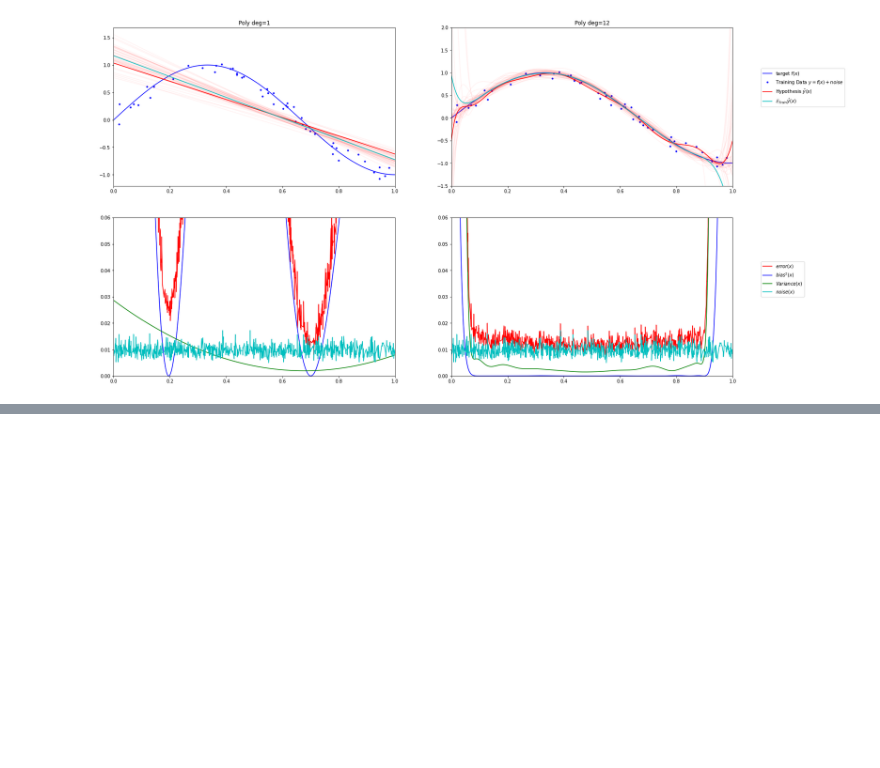
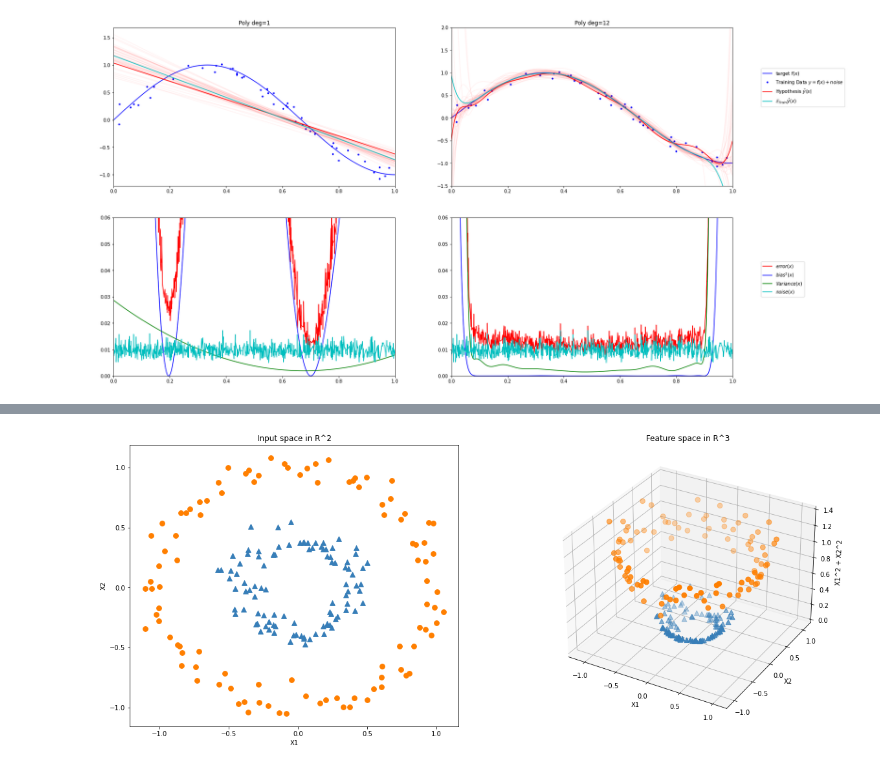
Before and after one commit to Masao-Taketani/DL-NLP-ASR, a Jupyter notebook: Chapter2/Machine Learning Basics.ipynb, the cells around one changed output, grey strips where cells are left out. Drawn from its saved outputs; the diff is of its cells as text; code cells hidden in the pictures; blank space fills up the shorter version.

Commit message:
feature transformation is done

```diff
--- a/Chapter2/Machine Learning Basics.ipynb
+++ b/Chapter2/Machine Learning Basics.ipynb
@@ -230,0 +233,90 @@ Poly deg=12: 2.5249 (error) = 0.0453 (bias^2)  + 2.4698 (var) + 0.0098 (noise)
+# %%
+print(__doc__)
+
+from math import sqrt
+from sklearn.datasets import make_circles
+
+
+def transform(x1, x2):
+    # Transforms a kernel phi(x1, x2) = [x1, x2, x1^2 + x2^2]
+    return np.array([x1, x2, x1**2.0 + x2**2.0])
+
+n = 200
+X, Y = make_circles(n_samples=n, noise=0.07, factor=0.4)
+
+A = X[np.where(Y == 0)]
+B = X[np.where(Y == 1)]
+
+X0_orig = A[:, 0]
+Y0_orig = A[:, 1]
+
+X1_orig = B[:, 0]
+Y1_orig = B[:, 1]
+
+A = np.array([transform(x, y) for x, y in zip(np.ravel(X0_orig), np.ravel(Y0_orig))])
+X0 = A[:, 0]
+Y0 = A[:, 1]
+Z0 = A[:, 2]
+
+A = np.array([transform(x, y) for x, y in zip(np.ravel(X1_orig), np.ravel(Y1_orig))])
+X1 = A[:, 0]
+Y1 = A[:, 1]
+Z1 = A[:, 2]
+
+x = np.arange(-1.25, 1.25, 0.1)
+y = np.arange(-1.25, 1.25, 0.1)
+X, Y = np.meshgrid(x, y)
+
+Z = np.zeros(X.shape)
+Z[:, :] = 0.5
+
+# Plot without Decision Boundary
+fig = plt.figure(figsize=(20, 8))
+ax = fig.add_subplot(122, projection='3d')
+
+ax.scatter(X0, Y0, Z0, s=60, c='#ff7f00', marker='o')
+ax.scatter(X1, Y1, Z1, s=60, c='#377eb8', marker='^')
+
+ax.set_xlabel('X1')
+ax.set_ylabel('X2')
+ax.set_zlabel('X1^2 + X2^2')
+ax.set_title("Feature space in R^3")
+
+# Project data to X/Y plane
+ax2d = fig.add_subplot(121)
+ax2d.scatter(X0, Y0, c='#ff7f00', s=60, marker='o')
+ax2d.scatter(X1, Y1, c='#377eb8', s=60, marker='^')
+
+ax2d.set_xlabel('X1')
+ax2d.set_ylabel('X2')
+ax2d.set_title("Input space in R^2")
+
+plt.show()
+
+
+# Plot with Decision Boundary
+fig = plt.figure(figsize=(20, 8))
+# Project data to X/Y plane
+ax2d = fig.add_subplot(121)
+ax2d.scatter(X0, Y0, c='#ff7f00', s=60, marker='o')
+ax2d.scatter(X1, Y1, c='#377eb0', s=60, marker='^')
+
+ax2d.add_patch(plt.Circle((0, 0), radius=sqrt(0.5),
+                          fill=False, linestyle='dashed', linewidth=2.5,
+                          color='#dede00'))
+
+ax2d.set_xlabel('X1')
+ax2d.set_ylabel('X2')
+ax2d.set_title("Input space in R^2")
+
+ax = fig.add_subplot(122, projection='3d')
+ax.set_xlabel('X1')
+ax.set_ylabel('X2')
+ax.set_zlabel('X1^2 + X2^2')
+ax.set_title("Feature space in R^3")
+ax.scatter(X0, Y0, Z0, s=60, c='#ff7f00', marker='o')
+ax.scatter(X1, Y1, Z1, s=60, c='#377eb8', marker='^')
+ax.plot_surface(X, Y, Z, color='#dede00', alpha=0.2, antialiased=True)
+
+plt.show()
+# %% [output]
@@ -230,0 +324 @@ Poly deg=12: 2.5249 (error) = 0.0453 (bias^2)  + 2.4698 (var) + 0.0098 (noise)
+[figure, added]
```
Also changed, not shown: parts of 2 cells of this notebook.
